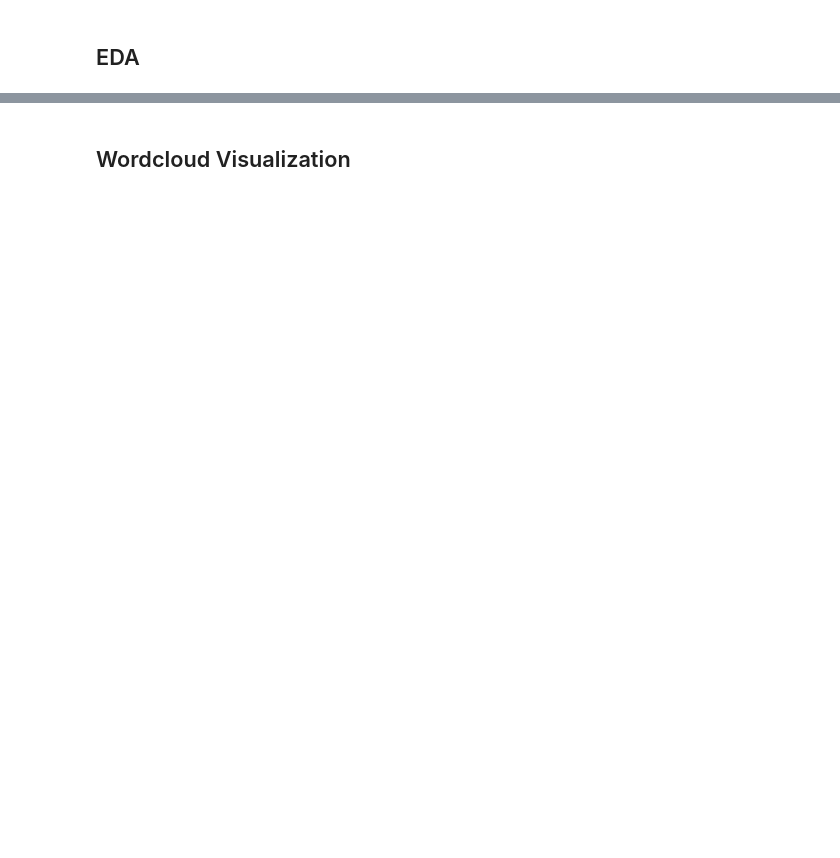
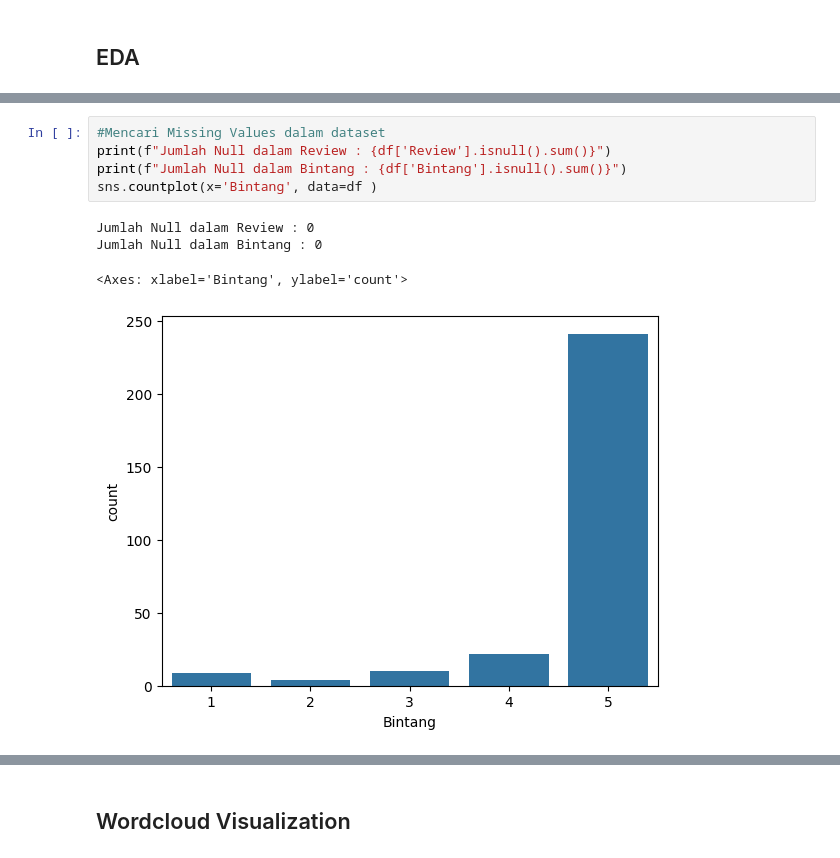
Before and after one commit to FaradayB/SentimentAnalysis_NLP, a Jupyter notebook: main.ipynb, the cells around one changed output, grey strips where cells are left out. Saved outputs shown, nothing was run; the diff lists cells and outputs as text; blank space fills up the shorter version.

```diff
--- a/main.ipynb
+++ b/main.ipynb
@@ -104,0 +112,10 @@ print(lem_sent)
+# %%
+#Mencari Missing Values dalam dataset
+print(f"Jumlah Null dalam Review : {df['Review'].isnull().sum()}")
+print(f"Jumlah Null dalam Bintang : {df['Bintang'].isnull().sum()}")
+sns.countplot(x='Bintang', data=df )
+# %% [output]
+Jumlah Null dalam Review : 0
+Jumlah Null dalam Bintang : 0
+<Axes: xlabel='Bintang', ylabel='count'>
+[figure, added]
```
Also changed, not shown: parts of 18 cells of this notebook.
